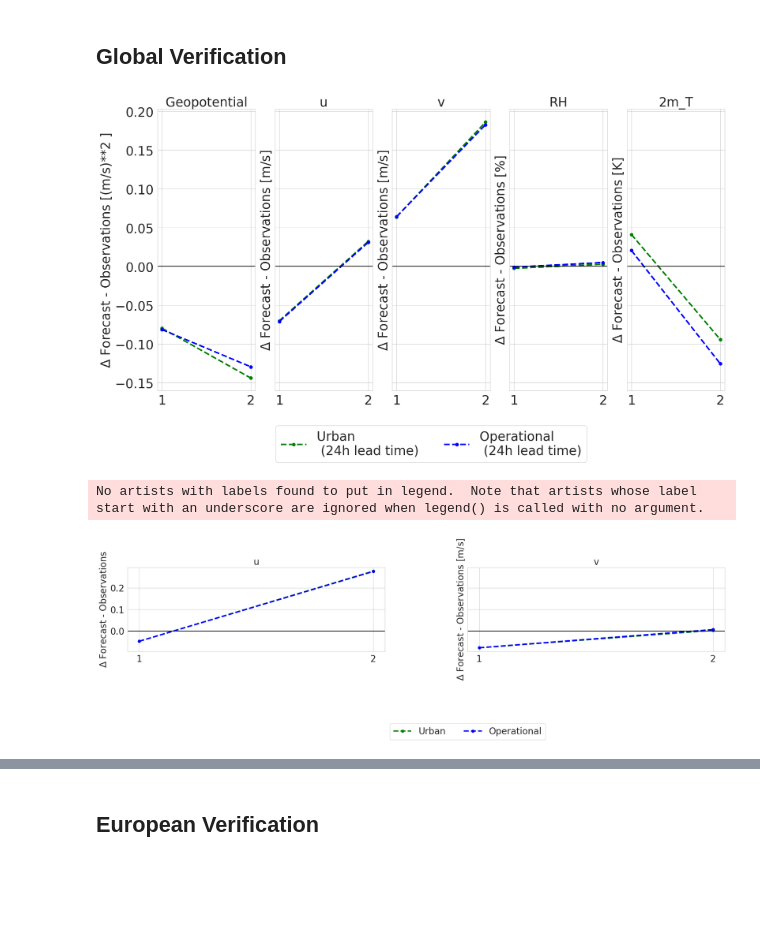
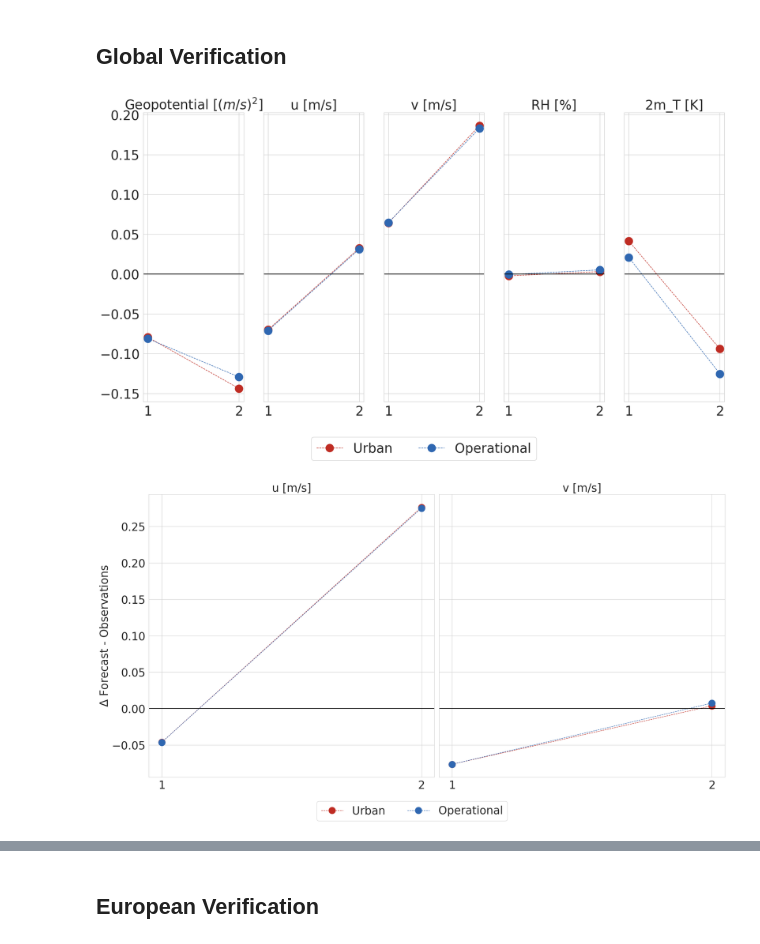
Before and after one commit to maymeret/master_thesis, a Jupyter notebook: verification.ipynb, the cells around one changed output, grey strips where cells are left out. Saved outputs shown, nothing was run; the diff lists cells and outputs as text; code cells hidden in the pictures; blank space fills up the shorter version.

Commit message:
changing layout for the verification plots, giving more meaningful names to my scripts

```diff
--- a/verification.ipynb
+++ b/verification.ipynb
@@ -98,8 +98,8 @@ params = {'axes.labelsize': 25,'axes.titlesize':25, 'legend.fontsize': 25, 'xtic
 plt.rcParams.update(params)
 
 x = np.unique(urb_12_synop.varno)
-varno = ['Geopotential', 'u', 'v', 'RH', '2m_T']
-y_label = ['(m/s)**2 ', 'm/s', 'm/s', '%','K']
+varno = ['Geopotential [$(m/s)^2$]', 'u [m/s]', 'v [m/s]', 'RH [%]', '2m_T [K]']
+#y_label = ['(m/s)**2 ', 'm/s', 'm/s', '%','K']
 
 fig, ax = plt.subplots(1, len(x), figsize=(20, 10), sharey=True)
 
@@ -126,10 +126,10 @@ for i, x_value in enumerate(x):
     opr_12_3hlt = (dataset['operational_12h'].veri_data[0, :].where(dataset['operational_12h'].varno == x_value).mean() -
                   dataset['operational_12h'].obs.where(dataset['operational_12h'].varno == x_value).mean())
 
-    ax[i].plot([1, 2], [urb_00_data, urb_12_data], marker='o', color='g', linestyle='--', linewidth=3, label='Urban \n (24h lead time)')
-    ax[i].plot([1, 2], [opr_00_data, opr_12_data], marker='o', color='b', linestyle='--', linewidth=3, label='Operational \n (24h lead time)')
+    ax[i].plot([1, 2], [urb_00_data, urb_12_data], marker='o', markersize = 15,  color='#BF2C23', linestyle='--', linewidth=1, label='Urban')
+    ax[i].plot([1, 2], [opr_00_data, opr_12_data], marker='o', markersize = 15, color='#2F67B1', linestyle='--', linewidth=1, label='Operational')
 #    ax[i].plot([1, 2], [opr_00_3hlt, opr_12_3hlt], marker='o', color='r', linestyle='--', linewidth=3, label='Operational \n (3h lead time)')
-    ax[i].set_ylabel(f'$\Delta$ Forecast - Observations [{y_label[i]}]')
+#    ax[i].set_ylabel(f'$\Delta$ Forecast - Observations [{y_label[i]}]')
 
     ax[i].set_title(varno[i])
 #    ax[-1].legend()
@@ -139,23 +139,25 @@ for i, x_value in enumerate(x):
     ax[i].axhline(y=0, color='black', linestyle='-')
 
 #ax[-1].legend(loc='upper right', bbox_to_anchor=(0, -.5))
-ax[-1].legend(loc='upper center', bbox_to_anchor=(-2, -0.1), ncol=3)
+ax[-1].legend(loc='upper center', bbox_to_anchor=(-2, -0.1), ncol=2)
+ax[0].set
 
+plt.savefig('../plots_2024/verification/verification_global_SYNOP_2022.jpeg', dpi=300, bbox_inches='tight')
 #plt.tight_layout()
 plt.show()
 # %% [output]
-[figure, old version]
+[figure, new version]
 # %%
 #plot PILOT - ballon observations globally
 
-params = {'axes.labelsize': 20,'axes.titlesize':20, 'legend.fontsize': 20, 'xtick.labelsize': 20,
-          'ytick.labelsize': 20}
+params = {'axes.labelsize': 25,'axes.titlesize':25, 'legend.fontsize': 25, 'xtick.labelsize': 25,
+          'ytick.labelsize': 25}
 
 plt.rcParams.update(params)
 
 x = np.unique(urb_12_pilot.varno)
-varno = ['u', 'v']
-y_label = ['m/s', 'm/s']
+varno = ['u [m/s]', 'v [m/s]']
+#y_label = ['m/s', 'm/s']
 
 fig, ax = plt.subplots(1, len(x), figsize=(20, 10), sharey=True)
 
@@ -169,37 +171,42 @@ dataset = {
 for i, x_value in enumerate(x):
     urb_00_data = (dataset['urban_00h'].veri_data[6, :].where(dataset['urban_00h'].varno == x_value).mean() -
                    dataset['urban_00h'].obs.where(dataset['urban_00h'].varno == x_value).mean())
     urb_12_data = (dataset['urban_12h'].veri_data[5, :].where(dataset['urban_12h'].varno == x_value).mean() -
                    dataset['urban_12h'].obs.where(dataset['urban_12h'].varno == x_value).mean())
 
     opr_00_data = (dataset['operational_00h'].veri_data[6, :].where(dataset['operational_00h'].varno == x_value).mean() -
                   dataset['operational_00h'].obs.where(dataset['operational_00h'].varno == x_value).mean())
     opr_12_data = (dataset['operational_12h'].veri_data[5, :].where(dataset['operational_12h'].varno == x_value).mean() -
                   dataset['operational_12h'].obs.where(dataset['operational_12h'].varno == x_value).mean())
 
     opr_00_3hlt = (dataset['operational_00h'].veri_data[0, :].where(dataset['operational_00h'].varno == x_value).mean() -
                   dataset['operational_00h'].obs.where(dataset['operational_00h'].varno == x_value).mean())
 
     opr_12_3hlt = (dataset['operational_12h'].veri_data[0, :].where(dataset['operational_12h'].varno == x_value).mean() -
                   dataset['operational_12h'].obs.where(dataset['operational_12h'].varno == x_value).mean())
 
-    ax[i].plot([1, 2], [urb_00_data, urb_12_data], marker='o', color='g', linestyle='--', linewidth=3, label='Urban')
-    ax[i].plot([1, 2], [opr_00_data, opr_12_data], marker='o', color='b', linestyle='--', linewidth=3, label='Operational')
+    ax[i].plot([1, 2], [urb_00_data, urb_12_data], marker='o', markersize = 15, color='#BF2C23', linestyle='--', linewidth=1, label='Urban')
+    ax[i].plot([1, 2], [opr_00_data, opr_12_data], marker='o', markersize = 15, color='#2F67B1', linestyle='--', linewidth=1, label='Operational')
 #    ax[i].plot([1, 2], [opr_12_3hlt, opr_24_3hlt], marker='o', color='r', linestyle='--', linewidth=3, label='Operational 3h leadtime')
-    ax[i].set_ylabel(f'$\Delta$ Forecast - Observations [{y_label[i]}]')
+#    ax[i].set_ylabel(f'$\Delta$ Forecast - Observations [{y_label[i]}]')
 
     ax[i].set_title(varno[i])
-    ax[-1].legend()
+ #   ax[-1].legend()
     ax[i].set_xticks([1, 2])
     ax[i].set_xticklabels(['1', '2'])
     ax[i].grid(True)
     ax[i].axhline(y=0, color='black', linestyle='-')
 
 ax[0].set_ylabel('$\Delta$ Forecast - Observations')
-ax[-1].legend(loc='upper center', bbox_to_anchor=(0, -0.8), ncol=3)
+#ax[-1].legend(loc='upper center', bbox_to_anchor=(0, -0.8), ncol=2)
+
+handles, labels = ax[0].get_legend_handles_labels()
+fig.legend(handles, labels, loc='upper center', bbox_to_anchor=(0.5, 0), ncol=2)
+
 
 plt.tight_layout()
+plt.savefig('../plots_2024/verification/verification_global_PILOT_2022.jpeg', dpi=300, bbox_inches='tight')
+
 plt.show()
 # %% [output]
-No artists with labels found to put in legend.  Note that artists whose label start with an underscore are ignored when legend() is called with no argument.
-[figure, old version]
+[figure, new version]
```
Also changed, not shown: parts of 6 cells of this notebook, 1 other file.
